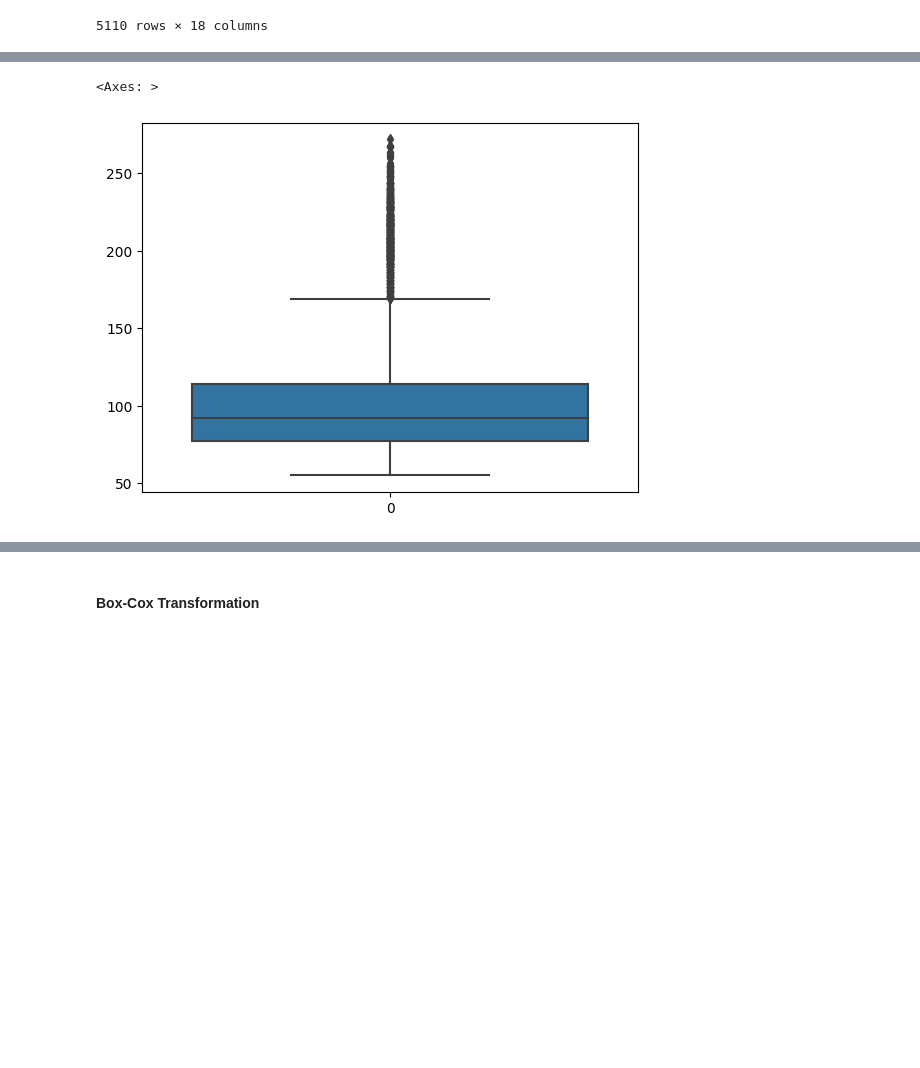
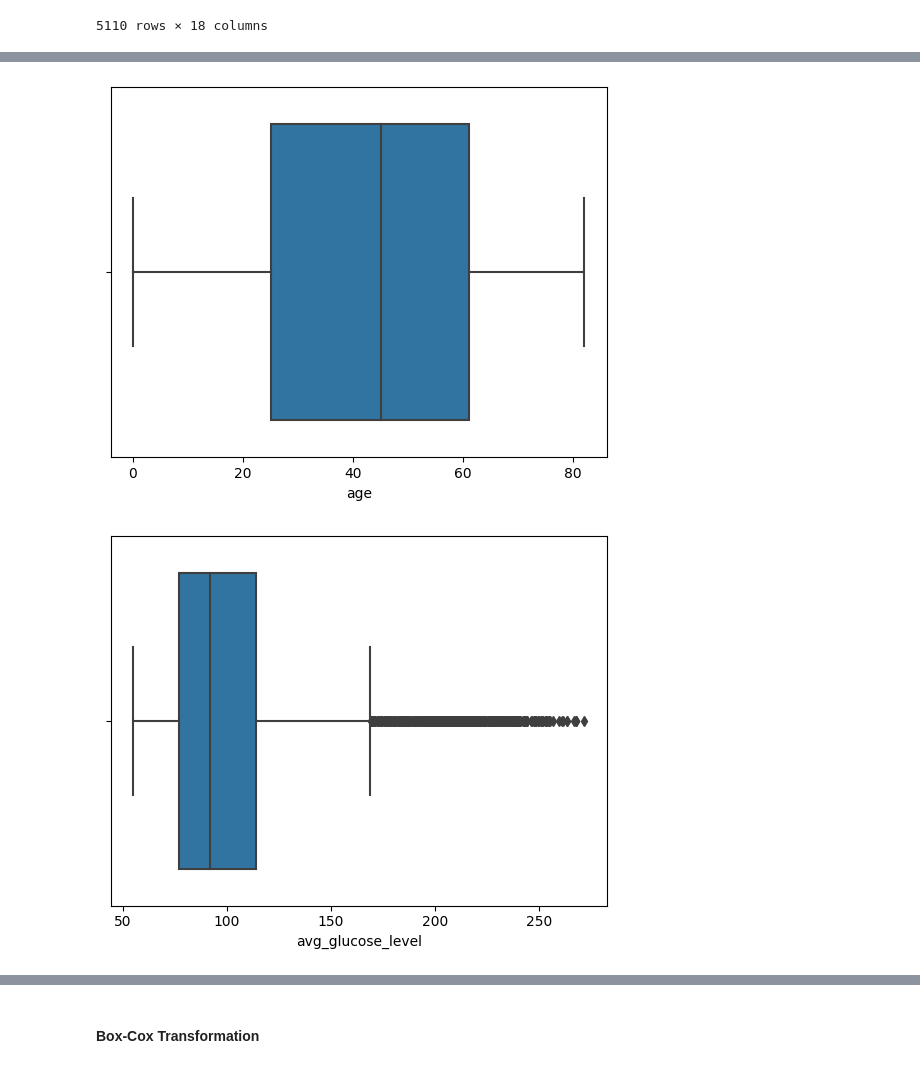
Before and after one commit to Iam-abhi121/Stroke_Prediction, a Jupyter notebook: stroke.ipynb, the cells around one changed output, grey strips where cells are left out. Saved outputs shown, nothing was run; the diff lists cells and outputs as text; code cells hidden in the pictures; blank space fills up the shorter version.

```diff
--- a/stroke.ipynb
+++ b/stroke.ipynb
@@ -232,3 +239,3 @@ np.around(df['bmi'].mean())
 # %%
-df['bmi'].fillna(np.around(df['bmi'].mean()),inplace = True)
+df['bmi'].fillna(np.around(df['bmi'].median()),inplace = True)
 # %% [markdown]
@@ -354,3 +326,5 @@ df
 # %%
-sns.kdeplot(df['avg_glucose_level'])
+for column in ['age', 'avg_glucose_level', 'bmi']:
+    sns.kdeplot(df[column])
+    plt.show()
 # %% [output]
@@ -359,5 +334,7 @@ sns.kdeplot(df['avg_glucose_level'])
 # %%
-sns.boxplot(df['avg_glucose_level'])
+for column in ['age', 'avg_glucose_level', 'bmi']:
+    sns.boxplot(x =df[column])
+    plt.show()
 # %% [output]
-<Axes: >
-[figure, old version]
+[figure, new version]
+[figure, added]
```
Also changed, not shown: parts of 32 cells of this notebook.
